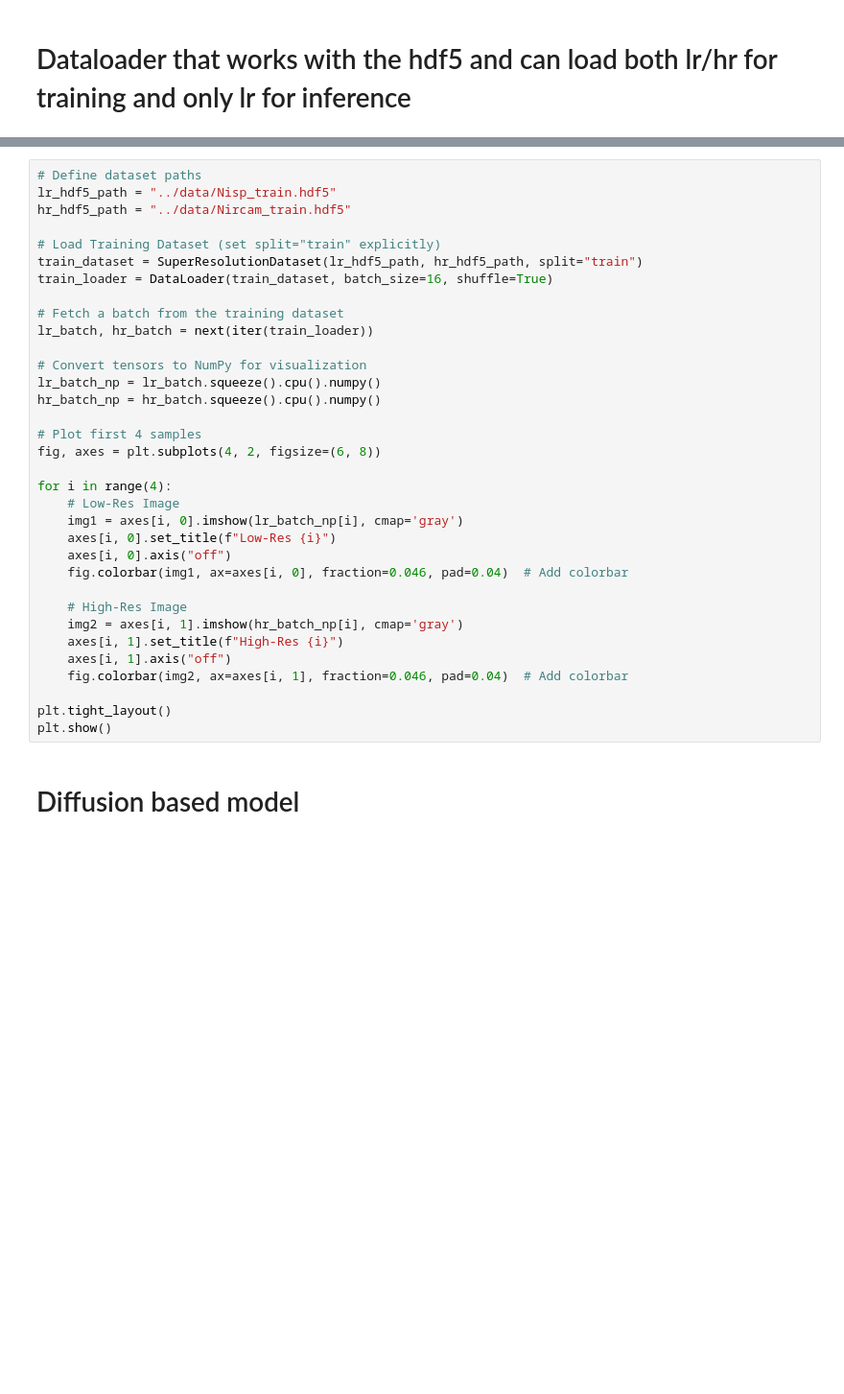
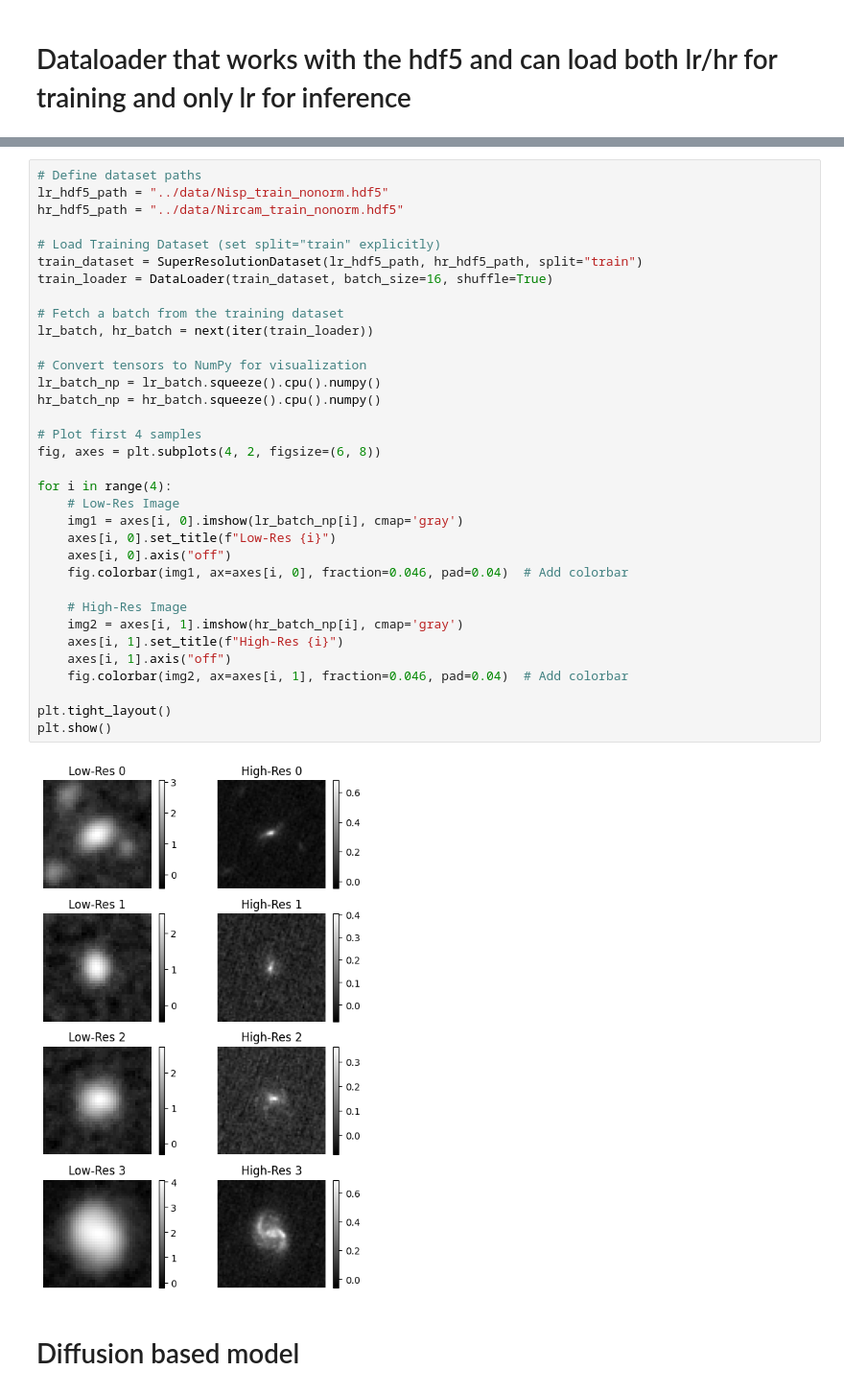
Before and after one commit to xoubish/superNISP, a Jupyter notebook: code/diffusion_test.ipynb, the cells around one changed output, grey strips where cells are left out. Shown at 96% size. Drawn from its saved outputs; the diff is of its cells as text; blank space fills up the shorter version.

```diff
--- a/code/diffusion_test.ipynb
+++ b/code/diffusion_test.ipynb
@@ -144,37 +143,39 @@ print("HR Batch Shape:", hr_batch.shape)  # Expected: (16, 1, 66, 66)
 # %%
 # Define dataset paths
-lr_hdf5_path = "../data/Nisp_train.hdf5"
-hr_hdf5_path = "../data/Nircam_train.hdf5"
+lr_hdf5_path = "../data/Nisp_train_nonorm.hdf5"
+hr_hdf5_path = "../data/Nircam_train_nonorm.hdf5"
 
 # Load Training Dataset (set split="train" explicitly)
 train_dataset = SuperResolutionDataset(lr_hdf5_path, hr_hdf5_path, split="train")
 train_loader = DataLoader(train_dataset, batch_size=16, shuffle=True)
 
 # Fetch a batch from the training dataset
 lr_batch, hr_batch = next(iter(train_loader))
 
 # Convert tensors to NumPy for visualization
 lr_batch_np = lr_batch.squeeze().cpu().numpy()
 hr_batch_np = hr_batch.squeeze().cpu().numpy()
 
 # Plot first 4 samples
 fig, axes = plt.subplots(4, 2, figsize=(6, 8))
 
 for i in range(4):
     # Low-Res Image
     img1 = axes[i, 0].imshow(lr_batch_np[i], cmap='gray')
     axes[i, 0].set_title(f"Low-Res {i}")
     axes[i, 0].axis("off")
     fig.colorbar(img1, ax=axes[i, 0], fraction=0.046, pad=0.04)  # Add colorbar
 
     # High-Res Image
     img2 = axes[i, 1].imshow(hr_batch_np[i], cmap='gray')
     axes[i, 1].set_title(f"High-Res {i}")
     axes[i, 1].axis("off")
     fig.colorbar(img2, ax=axes[i, 1], fraction=0.046, pad=0.04)  # Add colorbar
 
 plt.tight_layout()
 plt.show()
+# %% [output]
+[figure, added]
 # %% [markdown]
 # Diffusion based model
 # %%
```
Also changed, not shown: parts of 6 cells of this notebook, 7 other files.
